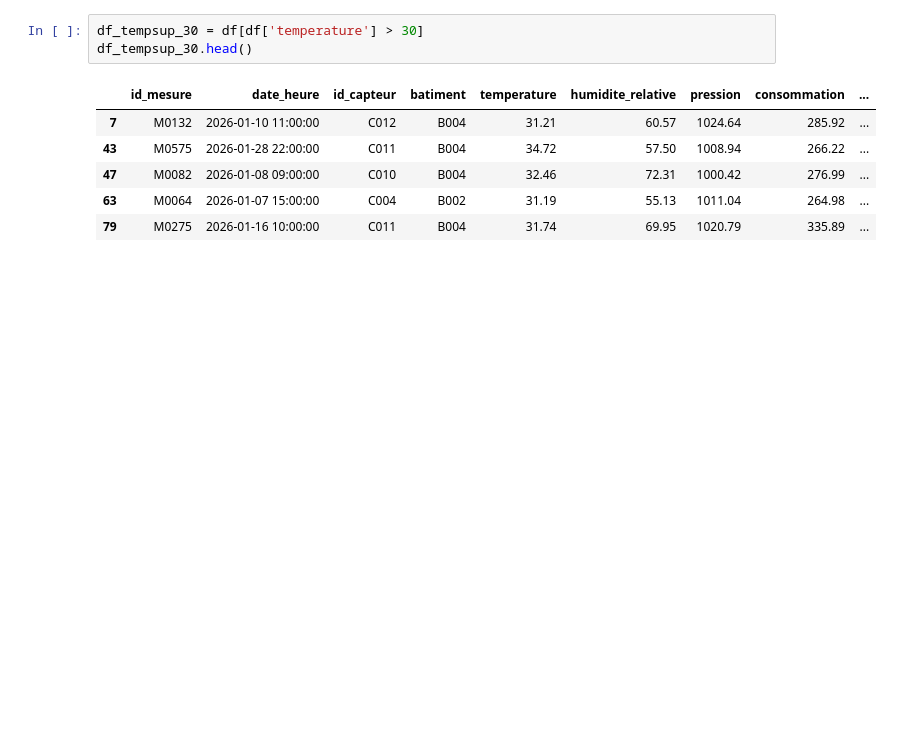
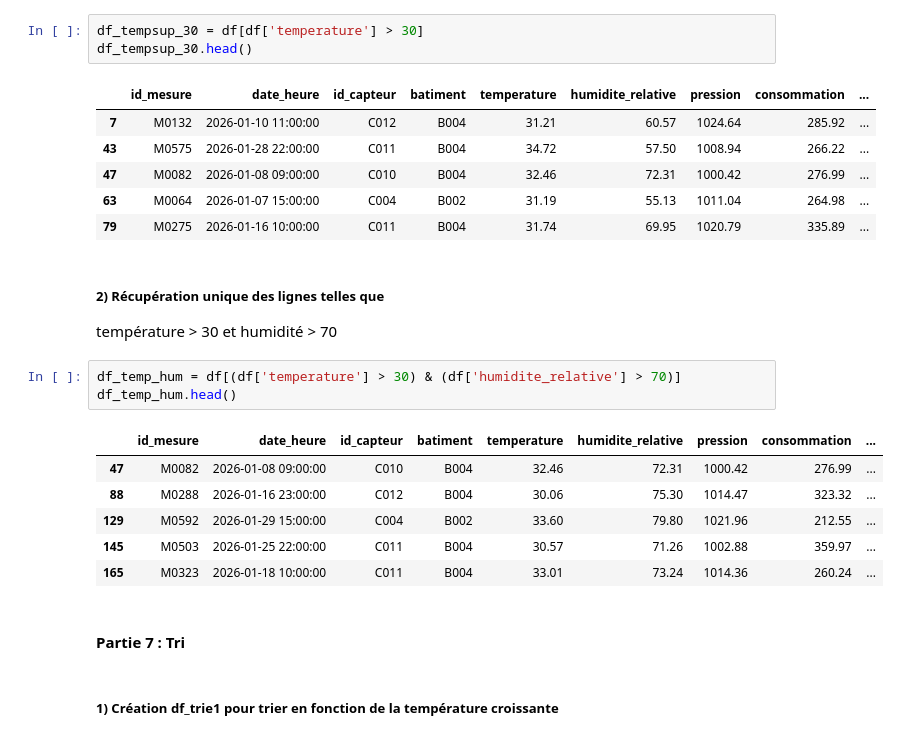
Before and after one commit to cheikhahmedtidiane/atelier_pandas_iot, a Jupyter notebook: notebooks/atelier_pandas_iot.ipynb, the cells around one changed output. Saved outputs shown, nothing was run; the diff lists cells and outputs as text; blank space fills up the shorter version.

Commit message:
Partie 6 : Filtrage Q2 Récupération unique des lignes telles que température > 30 humudite sup 70

```diff
--- a/notebooks/atelier_pandas_iot.ipynb
+++ b/notebooks/atelier_pandas_iot.ipynb
@@ -329,3 +329,21 @@ df_tempsup_30.head()
 | 47 | M0082 | 2026-01-08 09:00:00 | C010 | B004 | 32.46 | 72.31 | 1000.42 | 276.99 | ... |
 | 63 | M0064 | 2026-01-07 15:00:00 | C004 | B002 | 31.19 | 55.13 | 1011.04 | 264.98 | ... |
 | 79 | M0275 | 2026-01-16 10:00:00 | C011 | B004 | 31.74 | 69.95 | 1020.79 | 335.89 | ... |
+# %% [markdown]
+##### 2) Récupération unique des lignes telles que
+
+température > 30 et humidité > 70
+# %%
+df_temp_hum = df[(df['temperature'] > 30) & (df['humidite_relative'] > 70)]
+df_temp_hum.head()
+# %% [output]
+|  | id_mesure | date_heure | id_capteur | batiment | temperature | humidite_relative | pression | consommation | ... |
+| 47 | M0082 | 2026-01-08 09:00:00 | C010 | B004 | 32.46 | 72.31 | 1000.42 | 276.99 | ... |
+| 88 | M0288 | 2026-01-16 23:00:00 | C012 | B004 | 30.06 | 75.30 | 1014.47 | 323.32 | ... |
+| 129 | M0592 | 2026-01-29 15:00:00 | C004 | B002 | 33.60 | 79.80 | 1021.96 | 212.55 | ... |
+| 145 | M0503 | 2026-01-25 22:00:00 | C011 | B004 | 30.57 | 71.26 | 1002.88 | 359.97 | ... |
+| 165 | M0323 | 2026-01-18 10:00:00 | C011 | B004 | 33.01 | 73.24 | 1014.36 | 260.24 | ... |
+# %% [markdown]
+#### Partie 7 : Tri
+# %% [markdown]
+##### 1) Création df_trie1 pour trier en fonction de la température croissante
```
